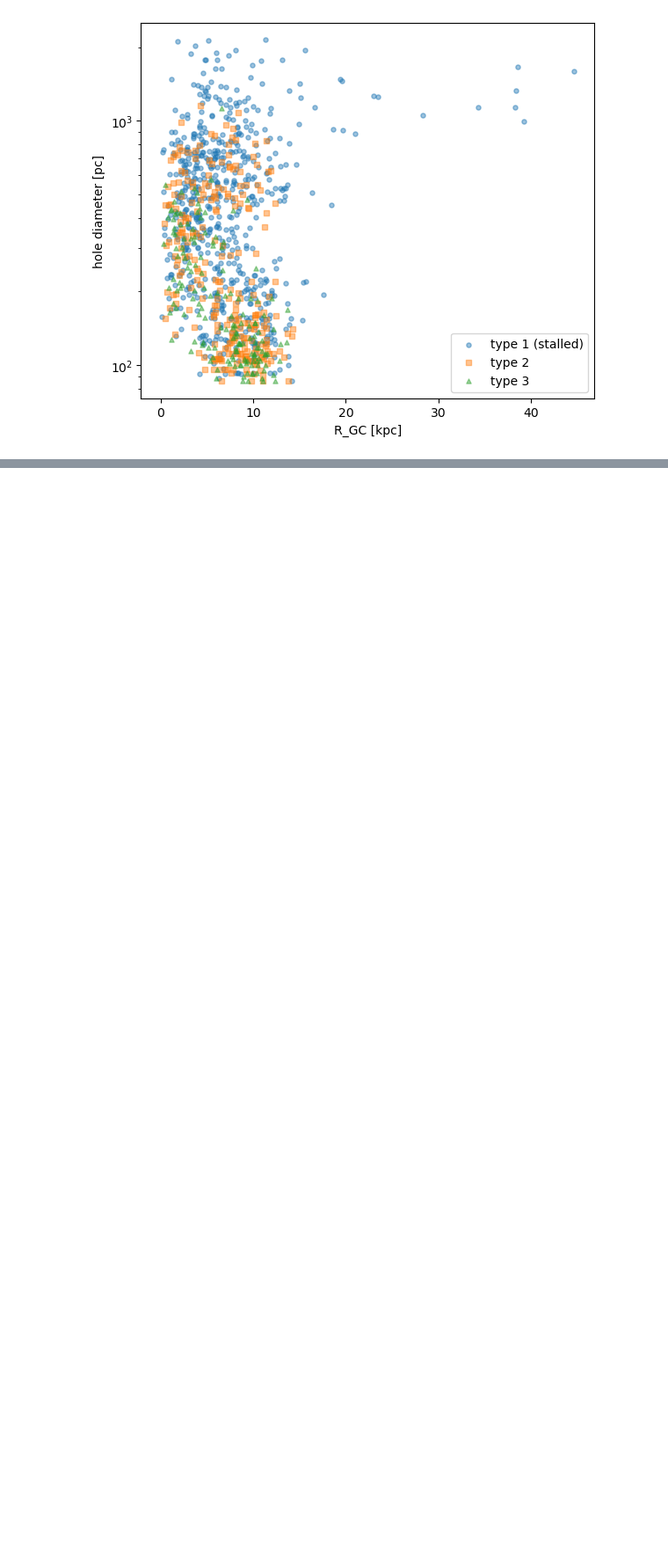
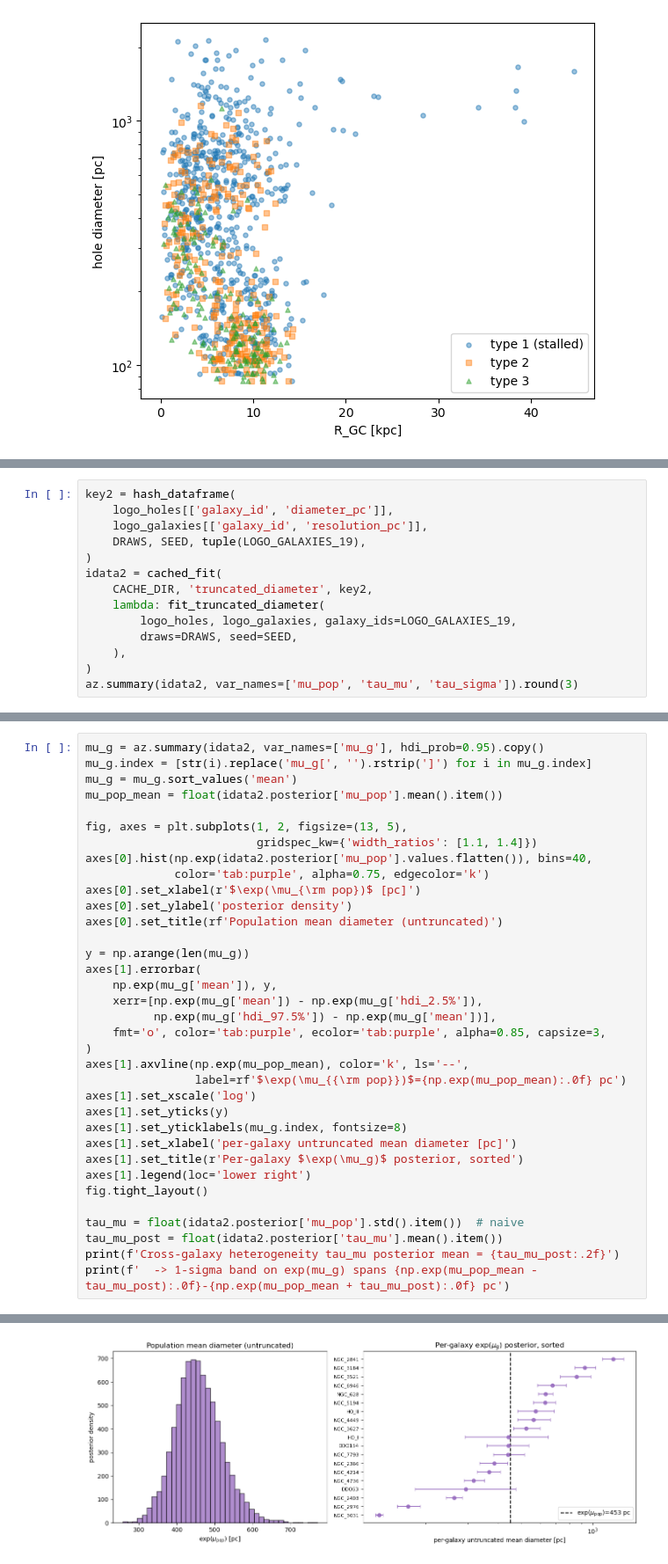
Before and after one commit to jorodgrz/HIShells, a Jupyter notebook: notebooks/01_explore_catalog.ipynb, the cells around one changed output, grey strips where cells are left out. Shown at 88% size. Drawn from its saved outputs; the diff is of its cells as text; blank space fills up the shorter version.

```diff
--- a/notebooks/01_explore_catalog.ipynb
+++ b/notebooks/01_explore_catalog.ipynb
@@ -122,0 +260,14 @@ fig.tight_layout()
+# %%
+key2 = hash_dataframe(
+    logo_holes[['galaxy_id', 'diameter_pc']],
+    logo_galaxies[['galaxy_id', 'resolution_pc']],
+    DRAWS, SEED, tuple(LOGO_GALAXIES_19),
+)
+idata2 = cached_fit(
+    CACHE_DIR, 'truncated_diameter', key2,
+    lambda: fit_truncated_diameter(
+        logo_holes, logo_galaxies, galaxy_ids=LOGO_GALAXIES_19,
+        draws=DRAWS, seed=SEED,
+    ),
+)
+az.summary(idata2, var_names=['mu_pop', 'tau_mu', 'tau_sigma']).round(3)
@@ -122,0 +279,36 @@ fig.tight_layout()
+# %%
+mu_g = az.summary(idata2, var_names=['mu_g'], hdi_prob=0.95).copy()
+mu_g.index = [str(i).replace('mu_g[', '').rstrip(']') for i in mu_g.index]
+mu_g = mu_g.sort_values('mean')
+mu_pop_mean = float(idata2.posterior['mu_pop'].mean().item())
+
+fig, axes = plt.subplots(1, 2, figsize=(13, 5),
+                         gridspec_kw={'width_ratios': [1.1, 1.4]})
+axes[0].hist(np.exp(idata2.posterior['mu_pop'].values.flatten()), bins=40,
+             color='tab:purple', alpha=0.75, edgecolor='k')
+axes[0].set_xlabel(r'$\exp(\mu_{\rm pop})$ [pc]')
+axes[0].set_ylabel('posterior density')
+axes[0].set_title(rf'Population mean diameter (untruncated)')
+
+y = np.arange(len(mu_g))
+axes[1].errorbar(
+    np.exp(mu_g['mean']), y,
+    xerr=[np.exp(mu_g['mean']) - np.exp(mu_g['hdi_2.5%']),
+          np.exp(mu_g['hdi_97.5%']) - np.exp(mu_g['mean'])],
+    fmt='o', color='tab:purple', ecolor='tab:purple', alpha=0.85, capsize=3,
+)
+axes[1].axvline(np.exp(mu_pop_mean), color='k', ls='--',
+                label=rf'$\exp(\mu_{{\rm pop}})$={np.exp(mu_pop_mean):.0f} pc')
+axes[1].set_xscale('log')
+axes[1].set_yticks(y)
+axes[1].set_yticklabels(mu_g.index, fontsize=8)
+axes[1].set_xlabel('per-galaxy untruncated mean diameter [pc]')
+axes[1].set_title(r'Per-galaxy $\exp(\mu_g)$ posterior, sorted')
+axes[1].legend(loc='lower right')
+fig.tight_layout()
+
+tau_mu = float(idata2.posterior['mu_pop'].std().item())  # naive
+tau_mu_post = float(idata2.posterior['tau_mu'].mean().item())
+print(f'Cross-galaxy heterogeneity tau_mu posterior mean = {tau_mu_post:.2f}')
+print(f'  -> 1-sigma band on exp(mu_g) spans {np.exp(mu_pop_mean - tau_mu_post):.0f}-{np.exp(mu_pop_mean + tau_mu_post):.0f} pc')
+# %% [output]
@@ -122,0 +317 @@ fig.tight_layout()
+[figure, added]
```
Also changed, not shown: parts of 21 cells of this notebook, 4 other files.
